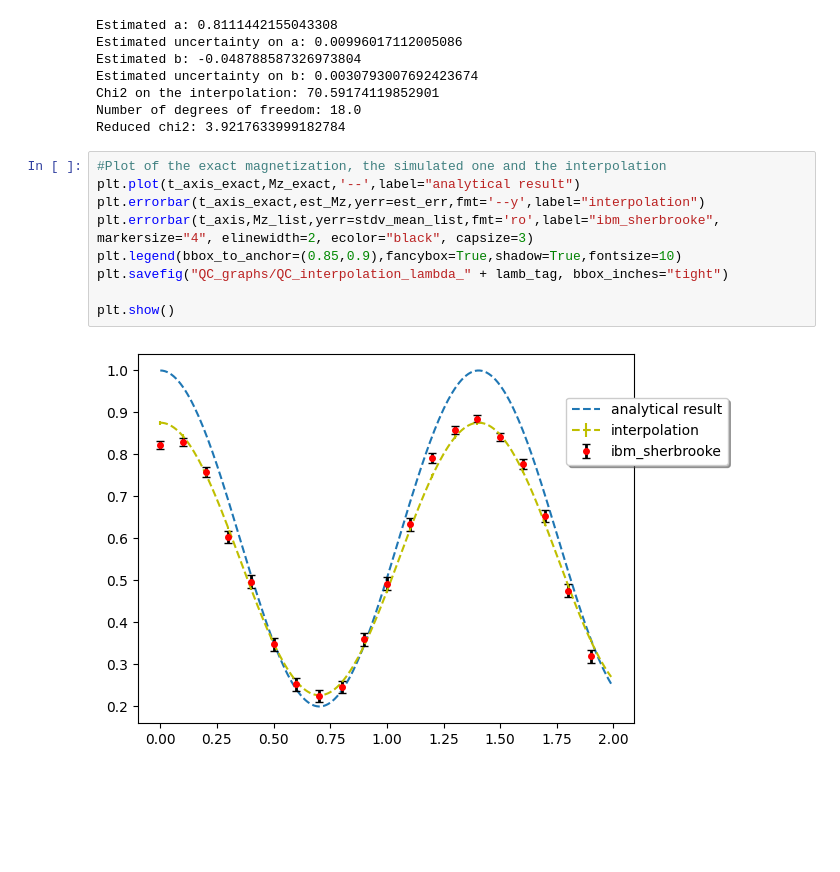
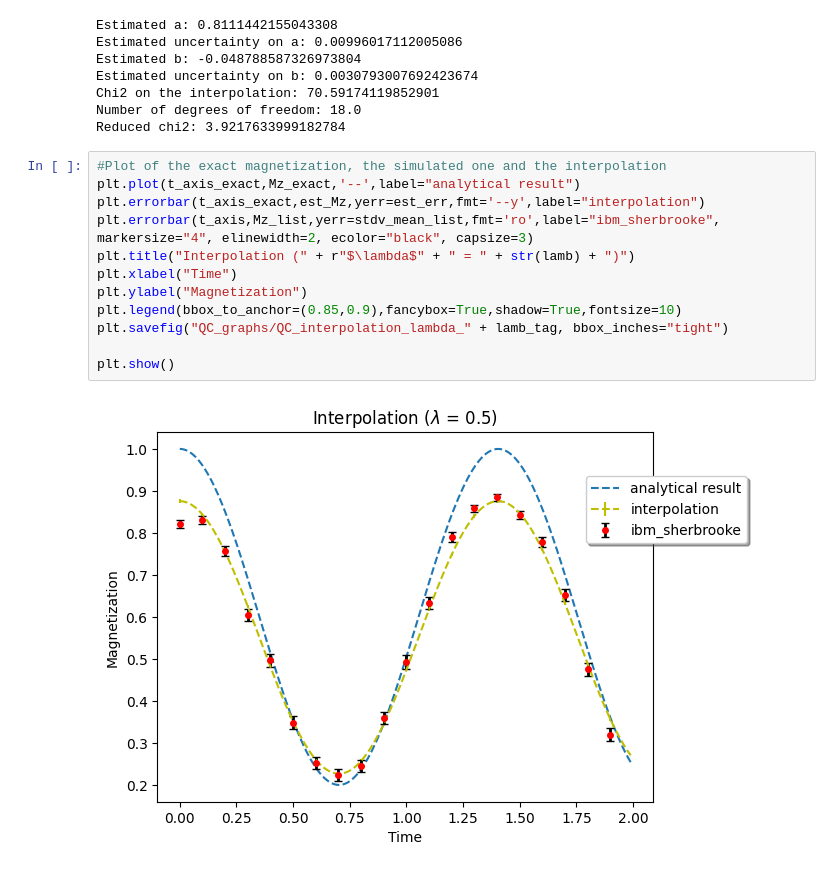
Before and after one commit to Colox343/1D_Ising_Model_Simulation_bachelor_thesis, a Jupyter notebook: Source_code_plus_data/data_analysis_QC.ipynb, the cells around one changed output. Cells and saved outputs as stored; diff of their text form; blank space fills up the shorter version.

```diff
--- a/Source_code_plus_data/data_analysis_QC.ipynb
+++ b/Source_code_plus_data/data_analysis_QC.ipynb
@@ -105,11 +105,14 @@ Reduced chi2: 3.9217633999182784
 # %%
 #Plot of the exact magnetization, the simulated one and the interpolation
 plt.plot(t_axis_exact,Mz_exact,'--',label="analytical result")
 plt.errorbar(t_axis_exact,est_Mz,yerr=est_err,fmt='--y',label="interpolation")
 plt.errorbar(t_axis,Mz_list,yerr=stdv_mean_list,fmt='ro',label="ibm_sherbrooke", markersize="4", elinewidth=2, ecolor="black", capsize=3)
+plt.title("Interpolation (" + r"$\lambda$" + " = " + str(lamb) + ")")
+plt.xlabel("Time")
+plt.ylabel("Magnetization")
 plt.legend(bbox_to_anchor=(0.85,0.9),fancybox=True,shadow=True,fontsize=10)
 plt.savefig("QC_graphs/QC_interpolation_lambda_" + lamb_tag, bbox_inches="tight")
 
 plt.show()
 # %% [output]
-[figure, old version]
+[figure, new version]
```
